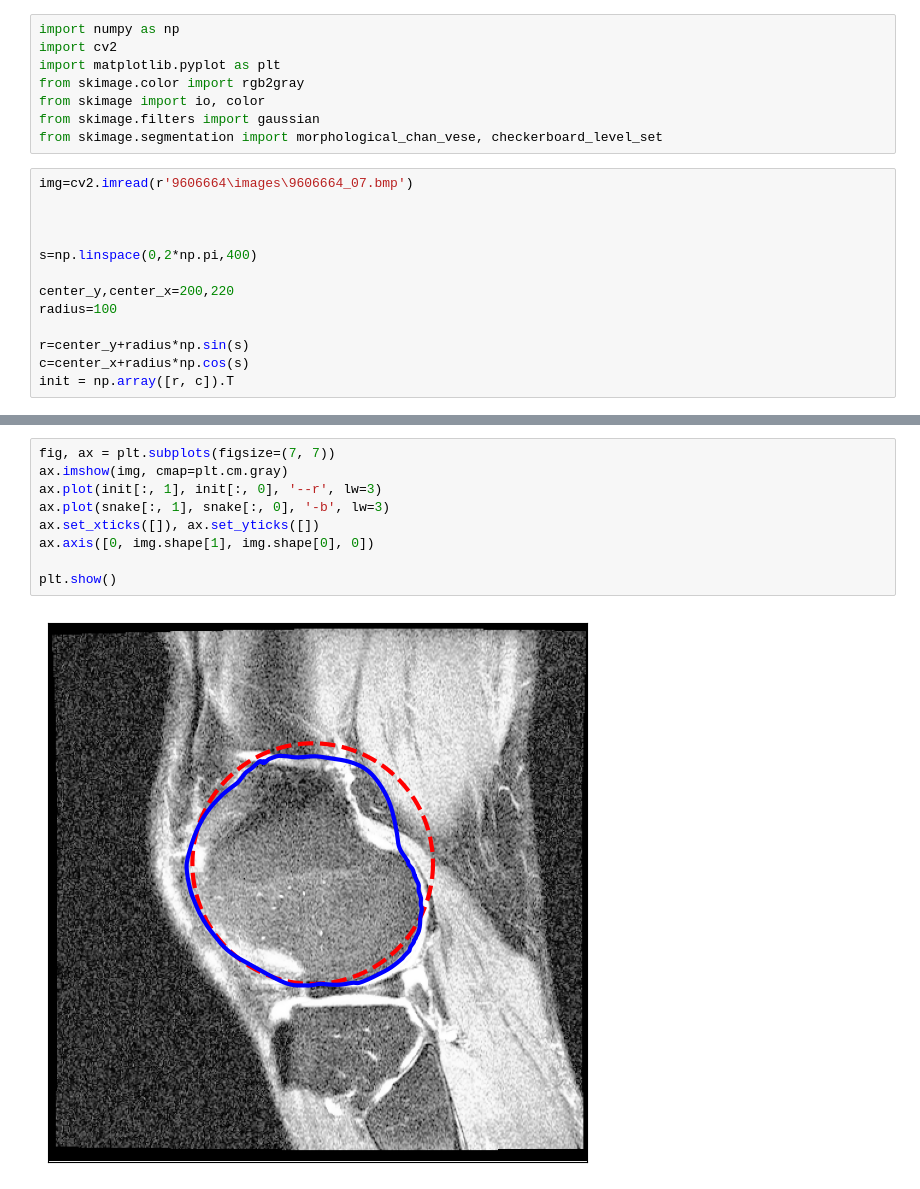
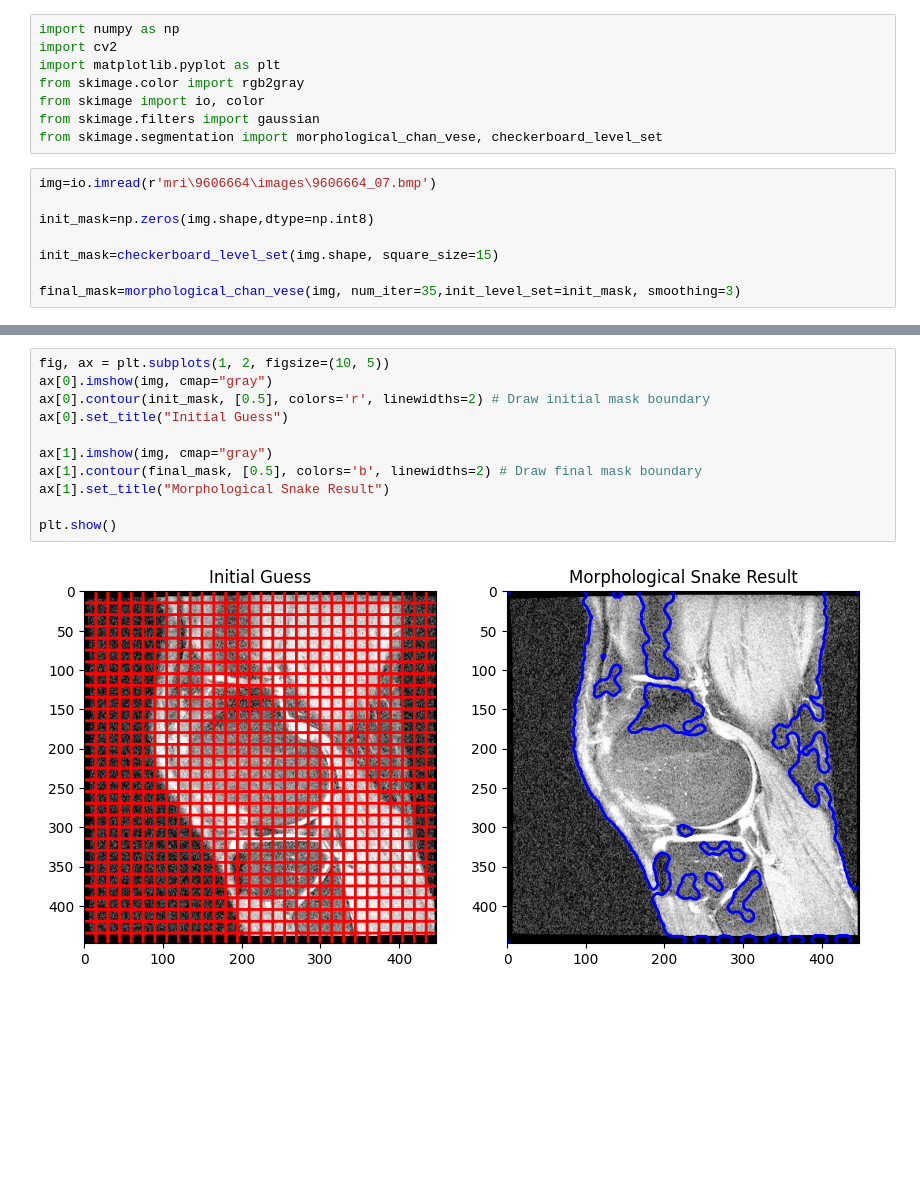
Before and after one commit to Zender-Aurelien/knee-boundary-highlight, a Jupyter notebook: snakes.ipynb, the cells around one changed output, grey strips where cells are left out. Saved outputs shown, nothing was run; the diff lists cells and outputs as text; blank space fills up the shorter version.

Commit message:
implemented morphological snake,testing

```diff
--- a/snakes.ipynb
+++ b/snakes.ipynb
@@ -7,15 +7,10 @@ from skimage import io, color
 from skimage.filters import gaussian
 from skimage.segmentation import morphological_chan_vese, checkerboard_level_set
 # %%
-img=cv2.imread(r'9606664\images\9606664_07.bmp')
+img=io.imread(r'mri\9606664\images\9606664_07.bmp')
 
+init_mask=np.zeros(img.shape,dtype=np.int8)
 
+init_mask=checkerboard_level_set(img.shape, square_size=15)
 
-s=np.linspace(0,2*np.pi,400)
-
-center_y,center_x=200,220
-radius=100
-
-r=center_y+radius*np.sin(s)
-c=center_x+radius*np.cos(s)
-init = np.array([r, c]).T
+final_mask=morphological_chan_vese(img, num_iter=35,init_level_set=init_mask, smoothing=3)
@@ -30,11 +17,13 @@ snake = active_contour(
 # %%
-fig, ax = plt.subplots(figsize=(7, 7))
-ax.imshow(img, cmap=plt.cm.gray)
-ax.plot(init[:, 1], init[:, 0], '--r', lw=3)
-ax.plot(snake[:, 1], snake[:, 0], '-b', lw=3)
-ax.set_xticks([]), ax.set_yticks([])
-ax.axis([0, img.shape[1], img.shape[0], 0])
+fig, ax = plt.subplots(1, 2, figsize=(10, 5))
+ax[0].imshow(img, cmap="gray")
+ax[0].contour(init_mask, [0.5], colors='r', linewidths=2) # Draw initial mask boundary
+ax[0].set_title("Initial Guess")
+
+ax[1].imshow(img, cmap="gray")
+ax[1].contour(final_mask, [0.5], colors='b', linewidths=2) # Draw final mask boundary
+ax[1].set_title("Morphological Snake Result")
 
 plt.show()
 # %% [output]
-[figure, old version]
+[figure, new version]
```
Also changed, not shown: parts of 1 cell of this notebook.
